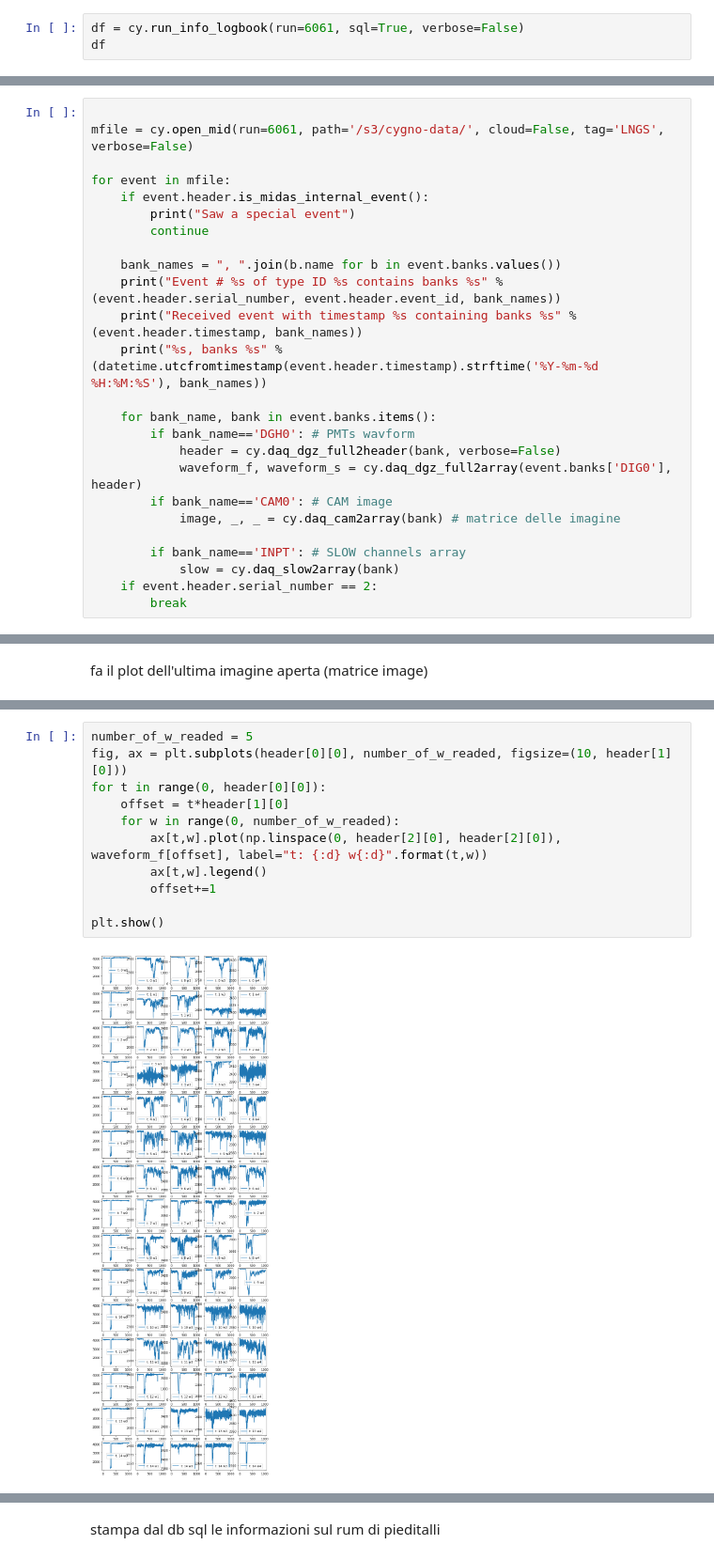
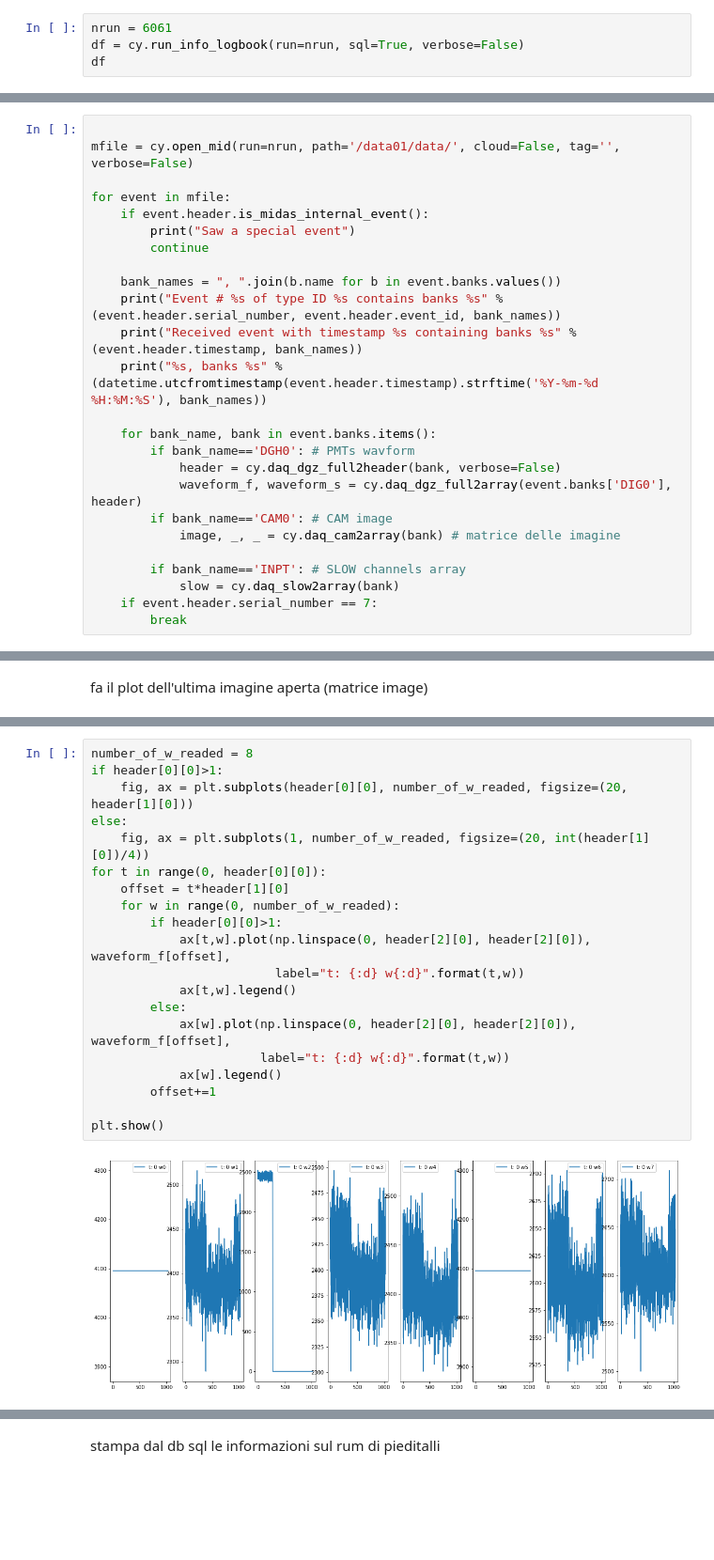
Before and after one commit to emanueledimarco/cygno, a Jupyter notebook: dev/readMidasFile.ipynb, the cells around one changed output, grey strips where cells are left out. Shown at 94% size. Cells and saved outputs as stored; diff of their text form; blank space fills up the shorter version.

```diff
--- a/dev/readMidasFile.ipynb
+++ b/dev/readMidasFile.ipynb
@@ -11,5 +11,6 @@ import pandas as pd
 # %% [markdown]
 lettura info file dati:
 # %%
-df = cy.run_info_logbook(run=6061, sql=True, verbose=False)
+nrun = 6061
+df = cy.run_info_logbook(run=nrun, sql=True, verbose=False)
 df
@@ -25,7 +20,7 @@ esempio di uso di un sigolo elementoi 420.00
 lettura file dati, WARING: path e' dove si trova il file, cloud=False dice che il file vine letto in posix (quindi se si e' gia' sulla cloud va lasciato cosi) da remoto va messo cloud=True e il path diventa il luogo in cui il file vine scaricato e letto, se viene richimato lo stesso file dal path questo non vine piu' scaricato ma solamente letto
 # %%
 
-mfile = cy.open_mid(run=6061, path='/s3/cygno-data/', cloud=False, tag='LNGS', verbose=False)
+mfile = cy.open_mid(run=nrun, path='/data01/data/', cloud=False, tag='', verbose=False)
 
 for event in mfile:
     if event.header.is_midas_internal_event():
@@ -46,7 +41,7 @@ for event in mfile:
 
         if bank_name=='INPT': # SLOW channels array
             slow = cy.daq_slow2array(bank)
-    if event.header.serial_number == 2:
+    if event.header.serial_number == 7:
         break
 # %% [output]
 Saw a special event
@@ -79,13 +74,22 @@ plt.show()
 # %%
-number_of_w_readed = 5
-fig, ax = plt.subplots(header[0][0], number_of_w_readed, figsize=(10, header[1][0]))
+number_of_w_readed = 8
+if header[0][0]>1:
+    fig, ax = plt.subplots(header[0][0], number_of_w_readed, figsize=(20, header[1][0]))
+else:
+    fig, ax = plt.subplots(1, number_of_w_readed, figsize=(20, int(header[1][0])/4))
 for t in range(0, header[0][0]):
     offset = t*header[1][0]
     for w in range(0, number_of_w_readed):
-        ax[t,w].plot(np.linspace(0, header[2][0], header[2][0]), waveform_f[offset], label="t: {:d} w{:d}".format(t,w))
-        ax[t,w].legend()
+        if header[0][0]>1:
+            ax[t,w].plot(np.linspace(0, header[2][0], header[2][0]), waveform_f[offset],
+                         label="t: {:d} w{:d}".format(t,w))
+            ax[t,w].legend()
+        else:
+            ax[w].plot(np.linspace(0, header[2][0], header[2][0]), waveform_f[offset],
+                       label="t: {:d} w{:d}".format(t,w))
+            ax[w].legend()
         offset+=1
 
 plt.show()
 # %% [output]
-[figure, old version]
+[figure, new version]
```
Also changed, not shown: parts of 10 cells of this notebook.
